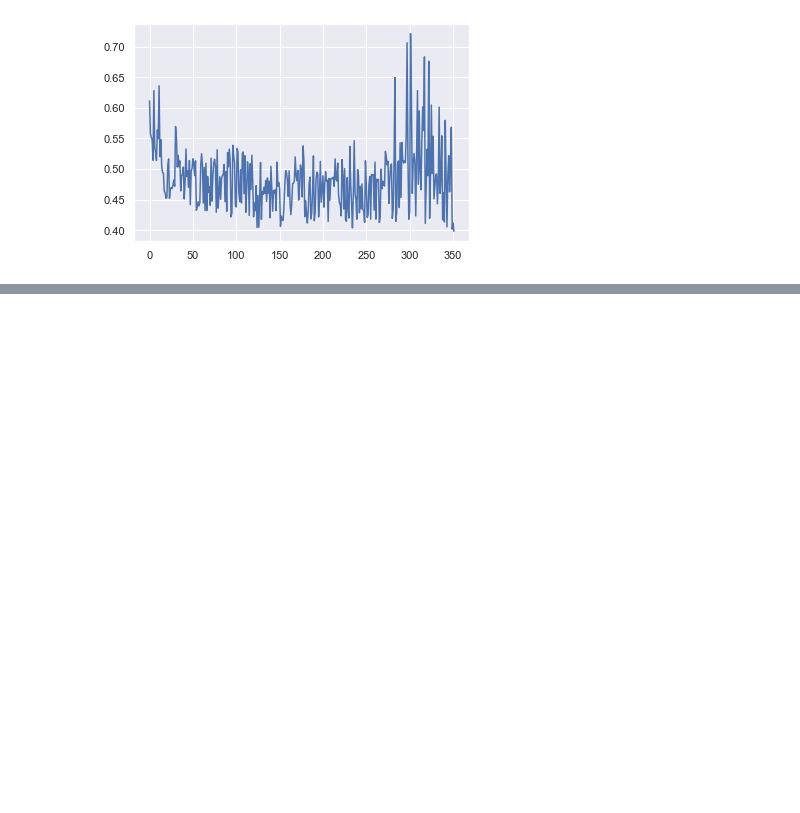
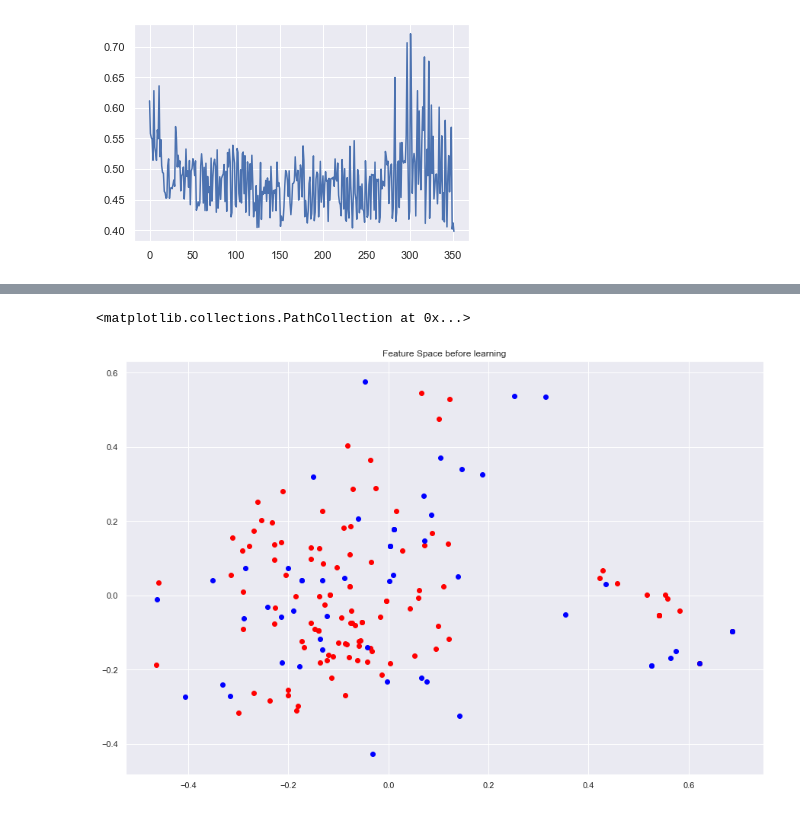
Before and after one commit to qwqmlf/qwgc, a Jupyter notebook: notebook/Plots.ipynb, the cells around one changed output, grey strips where cells are left out. Drawn from its saved outputs; the diff is of its cells as text; code cells hidden in the pictures; blank space fills up the shorter version.

```diff
--- a/notebook/Plots.ipynb
+++ b/notebook/Plots.ipynb
@@ -52,0 +119,17 @@ plt.plot(range(len(e3s)), e3s)
+# %%
+pca = PCA(n_components=2)
+imags = pca.fit_transform(imags)
+# class 1
+group1 = [i for i, j in zip(imags, labels) if j==1]
+g1_x, g1_y = [i[0] for i in group1], [i[1] for i in group1]
+# class -1
+group2 = [i for i, j in zip(imags, labels) if j==-1]
+g2_x, g2_y = [i[0] for i in group2], [i[1] for i in group2]
+sns.set()
+fig = plt.figure(figsize=(15, 10))
+plt.title("Feature Space before learning")
+plt.scatter(g1_x, g1_y, c="red")
+plt.scatter(g2_x, g2_y, c="blue")
+# %% [output]
+<matplotlib.collections.PathCollection at 0x...>
+[figure, added]
```
Also changed, not shown: parts of 7 cells of this notebook, 5 other files.
